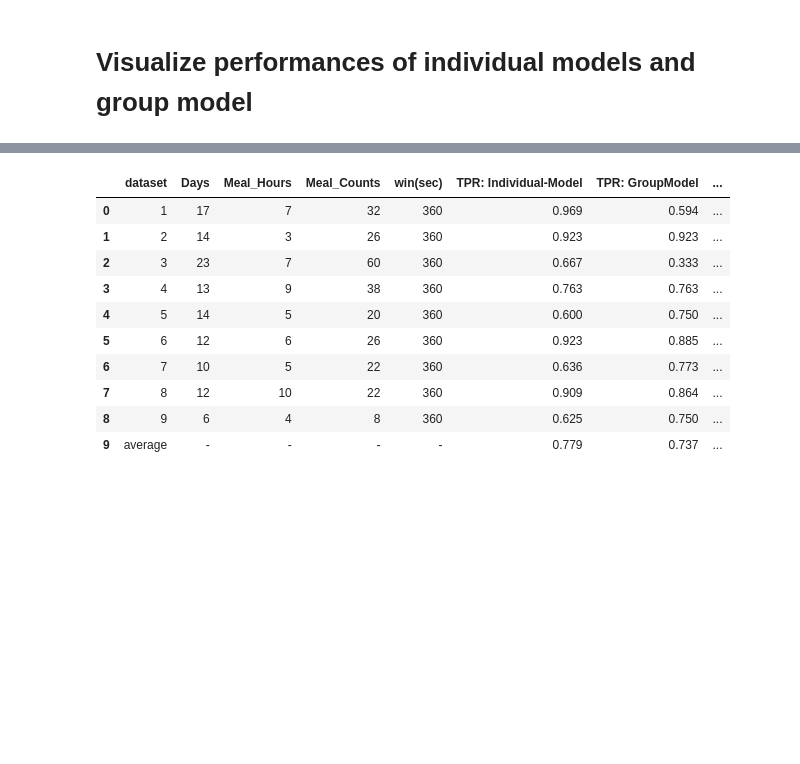
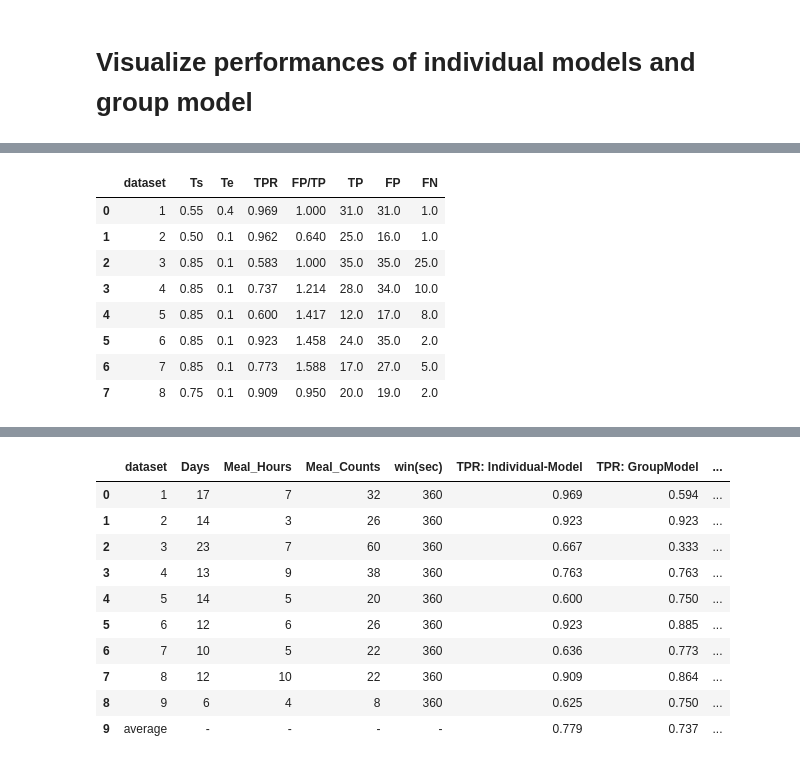
Before and after one commit to wenkangwei/eating-activity-detection, a Jupyter notebook: src/1_3-EDA.ipynb, the cells around one changed output, grey strips where cells are left out. Drawn from its saved outputs; the diff is of its cells as text; code cells hidden in the pictures; blank space fills up the shorter version.

```diff
--- a/src/1_3-EDA.ipynb
+++ b/src/1_3-EDA.ipynb
@@ -954,0 +987,12 @@ rename_col(time_perf_ex)
+# %%
+best_threshold_mfp
+# %% [output]
+|  | dataset | Ts | Te | TPR | FP/TP | TP | FP | FN |
+| 0 | 1 | 0.55 | 0.4 | 0.969 | 1.000 | 31.0 | 31.0 | 1.0 |
+| 1 | 2 | 0.50 | 0.1 | 0.962 | 0.640 | 25.0 | 16.0 | 1.0 |
+| 2 | 3 | 0.85 | 0.1 | 0.583 | 1.000 | 35.0 | 35.0 | 25.0 |
+| 3 | 4 | 0.85 | 0.1 | 0.737 | 1.214 | 28.0 | 34.0 | 10.0 |
+| 4 | 5 | 0.85 | 0.1 | 0.600 | 1.417 | 12.0 | 17.0 | 8.0 |
+| 5 | 6 | 0.85 | 0.1 | 0.923 | 1.458 | 24.0 | 35.0 | 2.0 |
+| 6 | 7 | 0.85 | 0.1 | 0.773 | 1.588 | 17.0 | 27.0 | 5.0 |
+| 7 | 8 | 0.75 | 0.1 | 0.909 | 0.950 | 20.0 | 19.0 | 2.0 |
```
Also changed, not shown: parts of 15 cells of this notebook, 1 other file.
